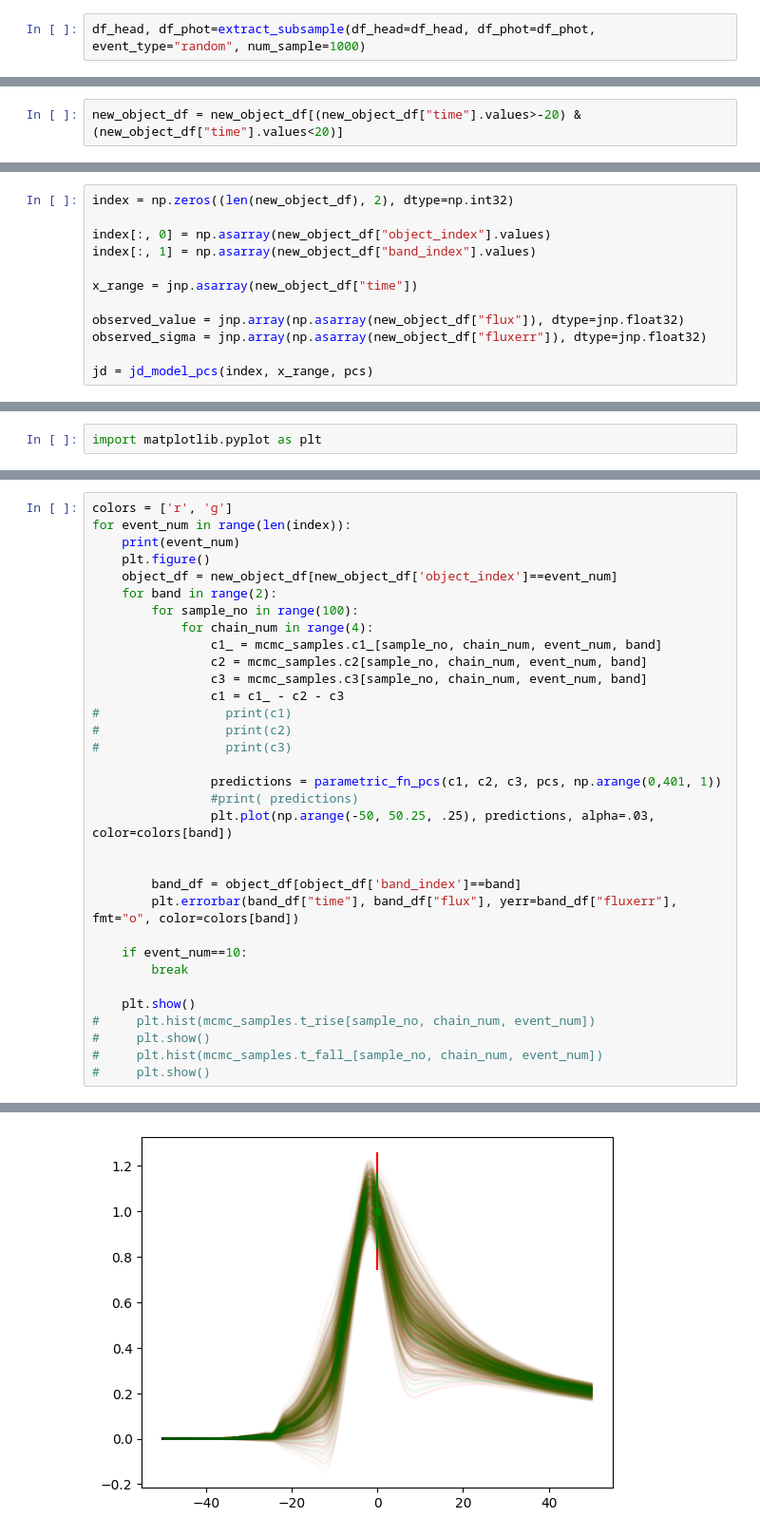
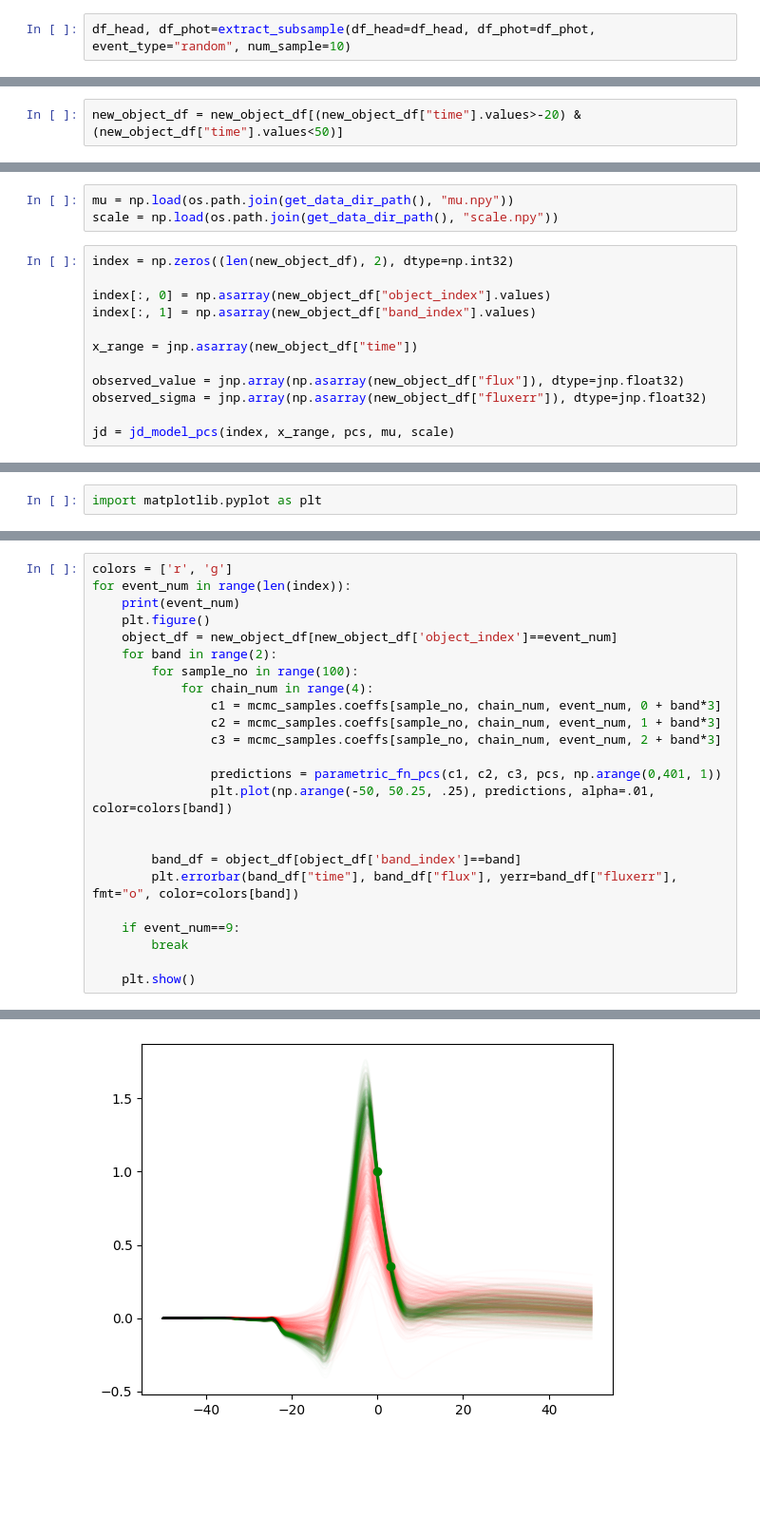
Before and after one commit to b-biswas/ltcurveMCMC, a Jupyter notebook: notebooks/ZTF_mcmc_pcs.ipynb, the cells around one changed output, grey strips where cells are left out. Shown at 95% size. Drawn from its saved outputs; the diff is of its cells as text; blank space fills up the shorter version.

```diff
--- a/notebooks/ZTF_mcmc_pcs.ipynb
+++ b/notebooks/ZTF_mcmc_pcs.ipynb
@@ -67,7 +67,7 @@ np.amin(df_phot['FLUXCALERR'])
 # %% [markdown]
 # Load data
 # %%
-df_head, df_phot=extract_subsample(df_head=df_head, df_phot=df_phot, event_type="random", num_sample=1000)
+df_head, df_phot=extract_subsample(df_head=df_head, df_phot=df_phot, event_type="random", num_sample=10)
 # %%
 df_phot
 # %% [output]
@@ -105,7 +105,7 @@ df_phot
 # %%
 new_object_df = preprocess_SNANA(df_head=df_head, df_phot=df_phot, bands=[b'g', b'r'], norm_band_index=None)
 # %%
-new_object_df = new_object_df[(new_object_df["time"].values>-20) & (new_object_df["time"].values<20)]
+new_object_df = new_object_df[(new_object_df["time"].values>-20) & (new_object_df["time"].values<50)]
 # %% [markdown]
 # Load PCs
 # %%
@@ -120,6 +120,9 @@ from lcmcmc.parametric_fits import parametric_fn_pcs
 # %% [markdown]
 NOTE that the flux values are normalized.
 To get the actual values, multiply flux and fluxerr columns with norm_factor
+# %%
+mu = np.load(os.path.join(get_data_dir_path(), "mu.npy"))
+scale = np.load(os.path.join(get_data_dir_path(), "scale.npy"))
 # %%
 index = np.zeros((len(new_object_df), 2), dtype=np.int32)
 
@@ -131,7 +134,7 @@ x_range = jnp.asarray(new_object_df["time"])
 observed_value = jnp.array(np.asarray(new_object_df["flux"]), dtype=jnp.float32)
 observed_sigma = jnp.array(np.asarray(new_object_df["fluxerr"]), dtype=jnp.float32)
 
-jd = jd_model_pcs(index, x_range, pcs)
+jd = jd_model_pcs(index, x_range, pcs, mu, scale)
 # %%
 x_range
 # %% [output]
@@ -221,29 +217,20 @@ for event_num in range(len(index)):
     for band in range(2):
         for sample_no in range(100):
             for chain_num in range(4):
-                c1_ = mcmc_samples.c1_[sample_no, chain_num, event_num, band]
-                c2 = mcmc_samples.c2[sample_no, chain_num, event_num, band]
-                c3 = mcmc_samples.c3[sample_no, chain_num, event_num, band]
-                c1 = c1_ - c2 - c3
-#                 print(c1)
-#                 print(c2)
-#                 print(c3)
+                c1 = mcmc_samples.coeffs[sample_no, chain_num, event_num, 0 + band*3]
+                c2 = mcmc_samples.coeffs[sample_no, chain_num, event_num, 1 + band*3]
+                c3 = mcmc_samples.coeffs[sample_no, chain_num, event_num, 2 + band*3]
 
                 predictions = parametric_fn_pcs(c1, c2, c3, pcs, np.arange(0,401, 1))
-                #print( predictions)
-                plt.plot(np.arange(-50, 50.25, .25), predictions, alpha=.03, color=colors[band])
+                plt.plot(np.arange(-50, 50.25, .25), predictions, alpha=.01, color=colors[band])
 
 
         band_df = object_df[object_df['band_index']==band]
         plt.errorbar(band_df["time"], band_df["flux"], yerr=band_df["fluxerr"], fmt="o", color=colors[band])
 
-    if event_num==10:
+    if event_num==9:
         break
 
     plt.show()
-#     plt.hist(mcmc_samples.t_rise[sample_no, chain_num, event_num])
-#     plt.show()
-#     plt.hist(mcmc_samples.t_fall_[sample_no, chain_num, event_num])
-#     plt.show()
 # %% [output]
 0
@@ -259,2 +246,2 @@ for event_num in range(len(index)):
 5
-[figure, old version]
+[figure, new version]
```
Also changed, not shown: parts of 15 cells of this notebook, 8 other files.
